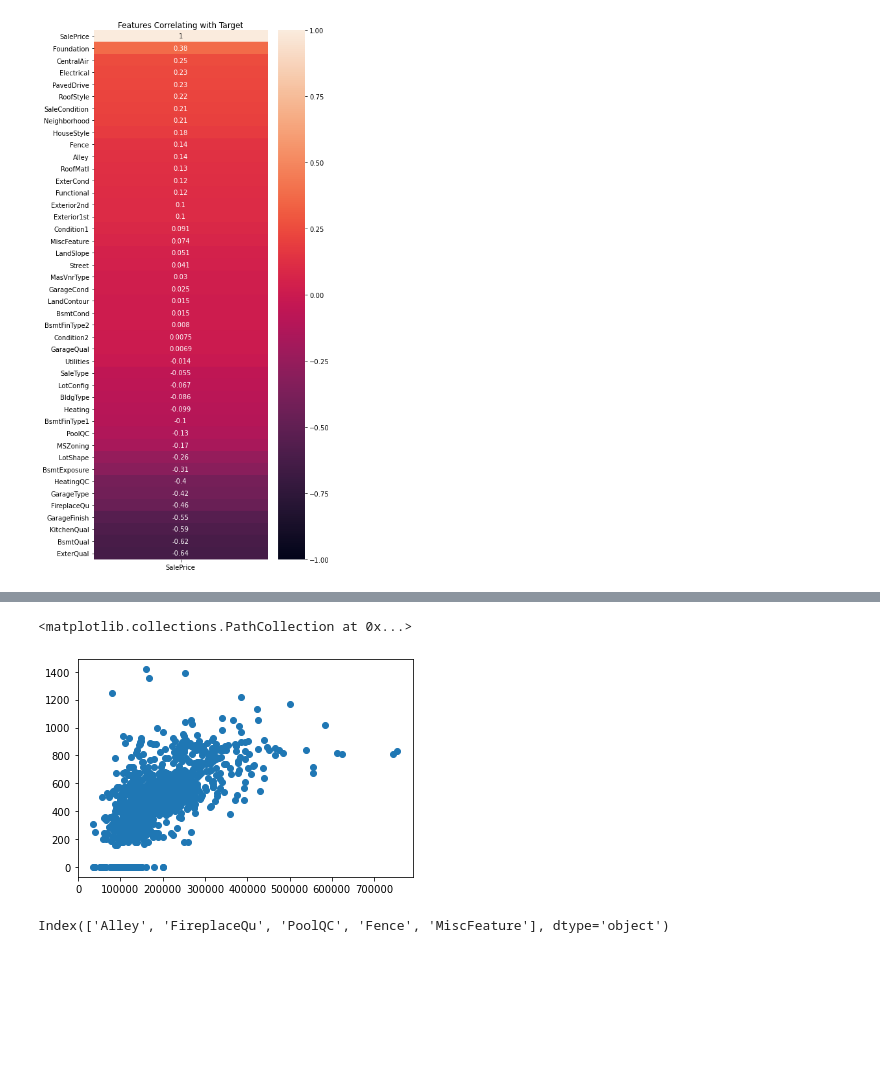
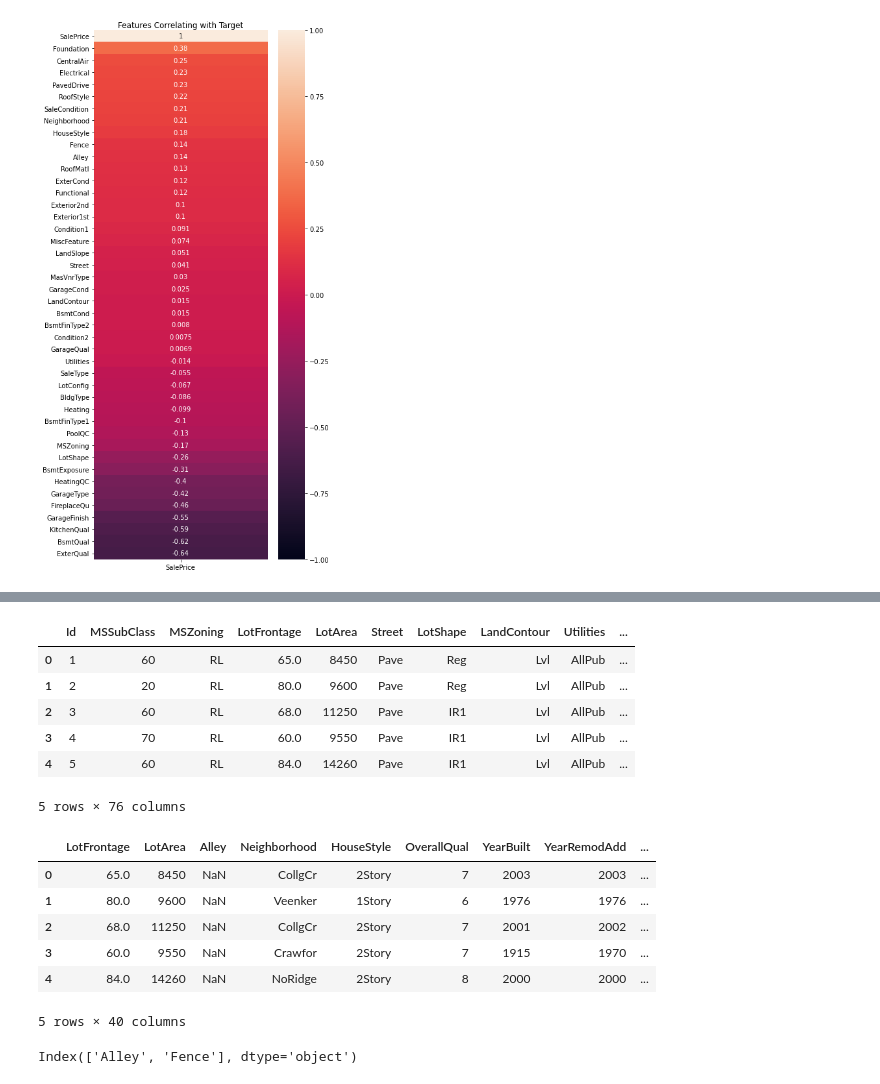
Before and after one commit to hiteshwarsingh1/Housing-Price, a Jupyter notebook: project.ipynb, the cells around one changed output, grey strips where cells are left out. Saved outputs shown, nothing was run; the diff lists cells and outputs as text; code cells hidden in the pictures; blank space fills up the shorter version.

Commit message:
basic model train step 1

```diff
--- a/project.ipynb
+++ b/project.ipynb
@@ -281,5 +125,0 @@ plt.scatter(df.SalePrice,df.GrLivArea)
-# %%
-plt.scatter(df.SalePrice,df.GarageArea)
-# %% [output]
-<matplotlib.collections.PathCollection at 0x...>
-[figure, removed]
@@ -288,4 +126,10 @@ null_values = train.loc[:,train.isnull().sum()>500]
-# %%
-null_values.columns
-# %% [output]
-Index(['Alley', 'FireplaceQu', 'PoolQC', 'Fence', 'MiscFeature'], dtype='object')
+# %%
+train.head()
+# %% [output]
+|  | Id | MSSubClass | MSZoning | LotFrontage | LotArea | Street | LotShape | LandContour | Utilities | ... |
+| 0 | 1 | 60 | RL | 65.0 | 8450 | Pave | Reg | Lvl | AllPub | ... |
+| 1 | 2 | 20 | RL | 80.0 | 9600 | Pave | Reg | Lvl | AllPub | ... |
+| 2 | 3 | 60 | RL | 68.0 | 11250 | Pave | IR1 | Lvl | AllPub | ... |
+| 3 | 4 | 70 | RL | 60.0 | 9550 | Pave | IR1 | Lvl | AllPub | ... |
+| 4 | 5 | 60 | RL | 84.0 | 14260 | Pave | IR1 | Lvl | AllPub | ... |
+5 rows × 76 columns
@@ -291,0 +145,17 @@ Index(['Alley', 'FireplaceQu', 'PoolQC', 'Fence', 'MiscFeature'], dtype='object'
+# %%
+train.head()
+# %% [output]
+|  | LotFrontage | LotArea | Alley | Neighborhood | HouseStyle | OverallQual | YearBuilt | YearRemodAdd | ... |
+| 0 | 65.0 | 8450 | NaN | CollgCr | 2Story | 7 | 2003 | 2003 | ... |
+| 1 | 80.0 | 9600 | NaN | Veenker | 1Story | 6 | 1976 | 1976 | ... |
+| 2 | 68.0 | 11250 | NaN | CollgCr | 2Story | 7 | 2001 | 2002 | ... |
+| 3 | 60.0 | 9550 | NaN | Crawfor | 2Story | 7 | 1915 | 1970 | ... |
+| 4 | 84.0 | 14260 | NaN | NoRidge | 2Story | 8 | 2000 | 2000 | ... |
+5 rows × 40 columns
+# %%
+null_values = train.loc[:,train.isnull().sum()>500]
+drop_cols = null_values.columns
+print(drop_cols)
+train.drop(drop_cols,axis=1, inplace = True)
+# %% [output]
+Index(['Alley', 'Fence'], dtype='object')
```
Also changed, not shown: parts of 30 cells of this notebook.
